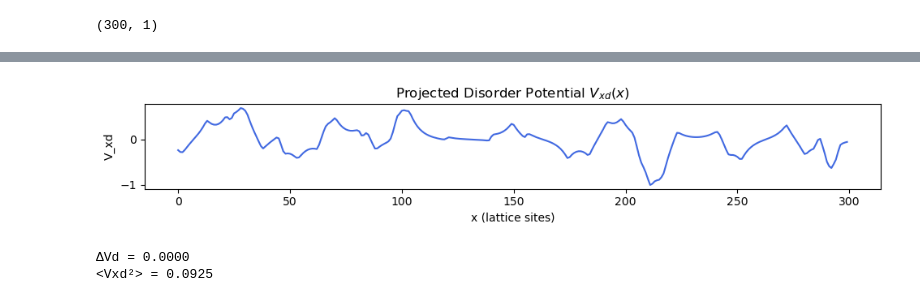
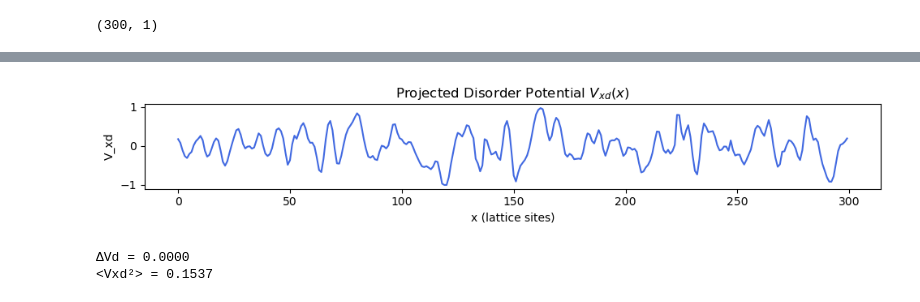
Before and after one commit to polianahp/Nonlocality-of-local-Andreev-conductances-as-a-probe-for-topological-Majorana-wires, a Jupyter notebook: disorder_testing.ipynb, the cells around one changed output, grey strips where cells are left out. Cells and saved outputs as stored; diff of their text form; code cells hidden in the pictures.

```diff
--- a/disorder_testing.ipynb
+++ b/disorder_testing.ipynb
@@ -244,31 +244,31 @@ pth = Path(dir, 'Vdis4.npz')
 # %%
 import helpers as hp
 from pathlib import Path
-loadpth = Path(dir, 'Vdis1.npz')
+loadpth = Path(dir, 'Tdis.npz')
 dataloaded = hp.initialize_vdis_from_data(loadpth)
 
 # ======================================================================
 # 6. 1D projection: Vxd = sum_y Vdis(x, y) * Y0(y)
 # ======================================================================
 Y0 = np.ones(Ny)
 Vxd = dataloaded#np.array([np.dot(Vdis[ii, :], Y0) for ii in range(Nx)])
 Vxd = Vxd/np.max(np.abs(Vxd))
 
 plt.figure(figsize=(10, 2))
 plt.plot(np.arange(Nx), Vxd, color='royalblue')
 plt.xlabel("x (lattice sites)")
 plt.ylabel("V_xd")
 plt.title("Projected Disorder Potential $V_{xd}(x)$")
 plt.gca().set_aspect('auto')
 plt.tight_layout()
 plt.show()
 
 # mean and variance
 DeltaVd = np.mean(Vxd)
 VarVd = np.mean(Vxd**2)
 print(f"ΔVd = {DeltaVd:.4f}")
 print(f"<Vxd²> = {VarVd:.4f}")
 # %% [output]
-[figure, old version]
+[figure, new version]
 ΔVd = 0.0000
-<Vxd²> = 0.0925
+<Vxd²> = 0.1537
```
Also changed, not shown: parts of 5 cells of this notebook, 3 other files.
